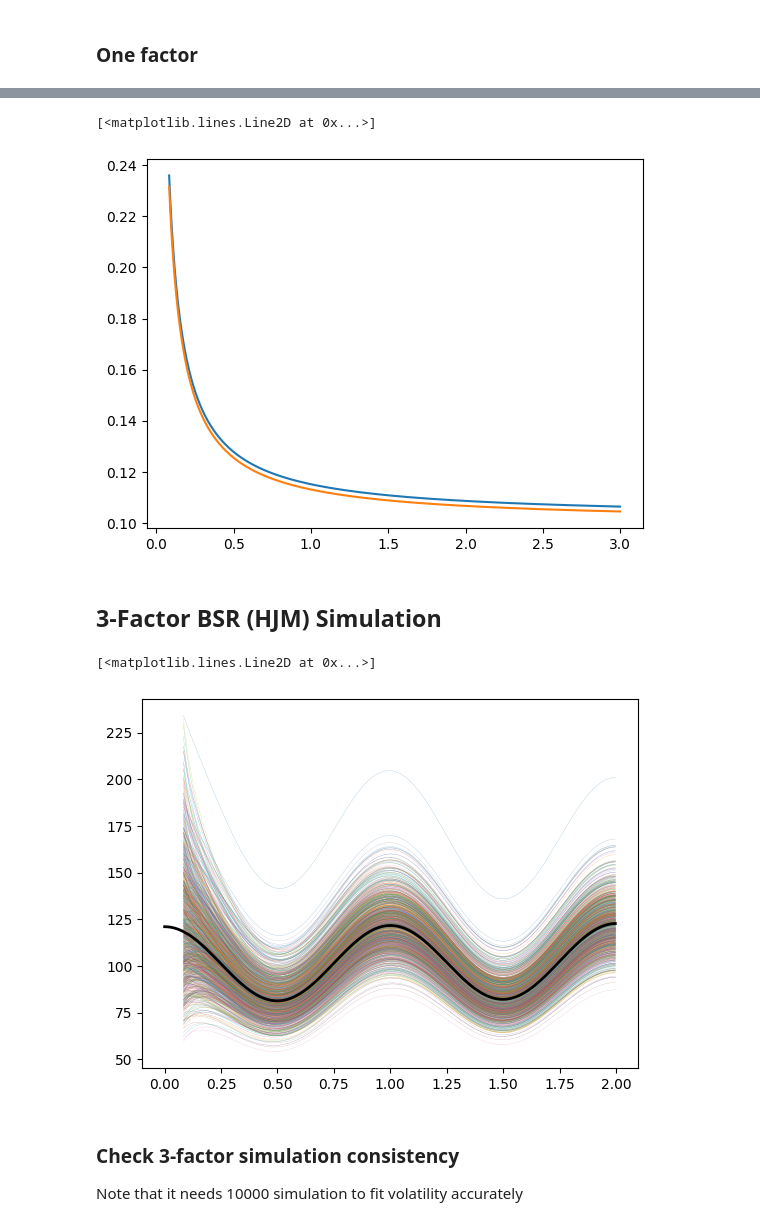
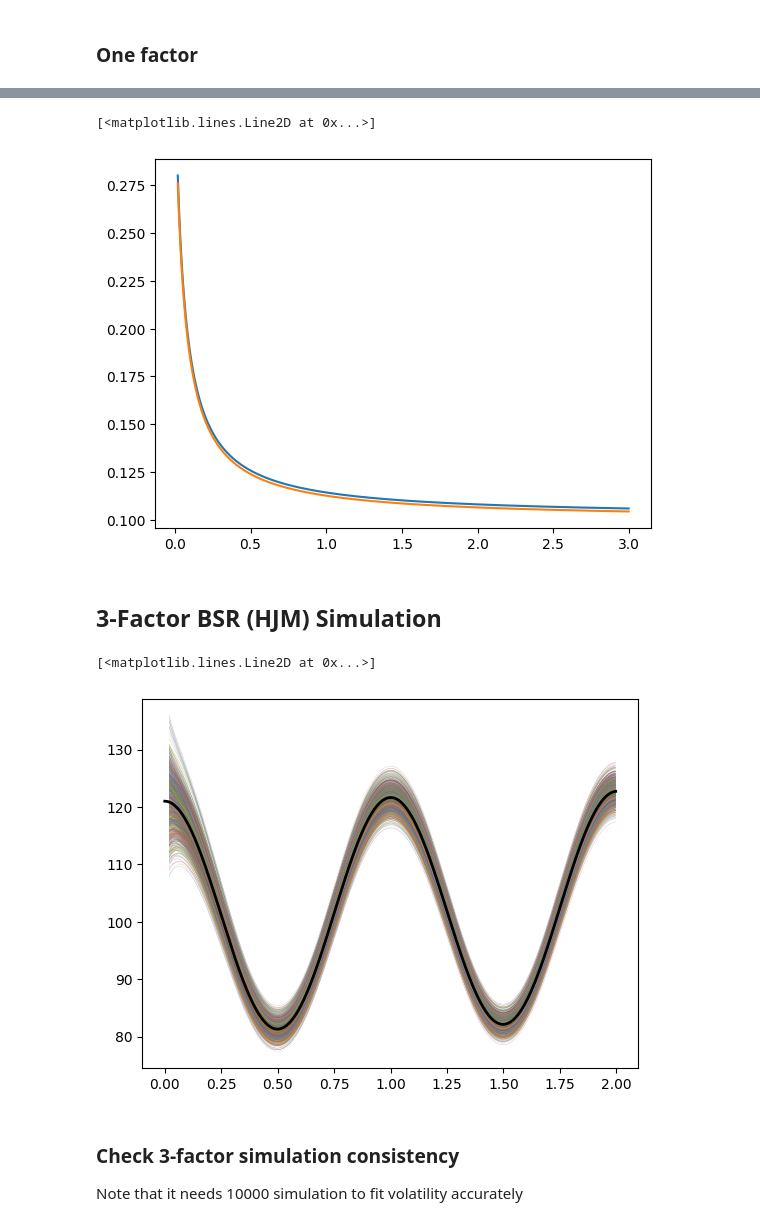
Before and after one commit to bmyksvoll/curves, a Jupyter notebook: bsr_simulation.ipynb, the cells around one changed output, grey strips where cells are left out. Saved outputs shown, nothing was run; the diff lists cells and outputs as text; code cells hidden in the pictures.

```diff
--- a/bsr_simulation.ipynb
+++ b/bsr_simulation.ipynb
@@ -83,11 +67,7 @@ plt.plot(times_t, vol_inst)
 
 t = 0
 T = 1
-tau =1/12
-
-a= 0.9
-b = 0.6
-c= 0.1
+tau =1/52
 
 vol = bsr_volatility.sigma_brs(t, tau, T, a,b,c)
 
@@ -110,16 +90,14 @@ SumVariance: 0.45932676828534064
 # %%
 # Parameters
 
+from math import sqrt
+
+
 n_sims = 1000  # Number of paths to simulate
 T = 3  # Total time in years
-dt = 1/365  # Daily time step
+dt = 1/365  # Daily time step for display
 #n_steps = int(T / dt)
-tau = 1/12
-
-
-b = 2/3/10
-a = 0.2*b
-c = 0.1
+tau = 1/52
 
 times = np.arange(0, T, dt)   # Time steps
 times_tau = np.arange(tau, T, dt)
@@ -130,10 +108,9 @@ w = np.random.randn(n_sims, 1)
 term_structure_initial = bsr_volatility.term_structure(times)
 term_structure_tau = bsr_volatility.term_structure(times_tau)
 
-#sigma = 0.3
 vol_tau = bsr_volatility.sigma_brs(t, tau, times_tau, a,b,c)
 
-z = np.exp(vol_tau * w - 0.5 * vol_tau**2*tau)
+z = np.exp(vol_tau * w * sqrt(tau)- 0.5 * vol_tau**2*tau)
 
 sim_curves = z *  term_structure_tau
 
@@ -149,12 +126,12 @@ plt.plot(times,term_structure_initial, color='black', lw=2, label='Term Structur
 # %%
 returns = np.log(z)
-std_return = np.std(returns, axis = 0)
+std_return = np.std(returns, axis = 0) *np.sqrt(1/tau)
 
 plt.plot(times_tau, std_return)
 plt.plot(times_tau, vol_tau)
 # %% [output]
 [<matplotlib.lines.Line2D at 0x...>]
-[figure, old version]
+[figure, new version]
 # %% [markdown]
 ## 3-Factor BSR (HJM) Simulation
 # %%
@@ -164,44 +141,39 @@ n_sims = 1000  # Number of paths to simulate
 T = 2  # Total time in years
 dt = 1/365  # Daily time step
 #n_steps = int(T / dt)
-tau = 1/12
-
-b = 2/3/10
-a = 0.2*b
-c = 0.1
+tau = 1/52
 
 times = np.arange(0, T, dt)   # Time steps
 times_tau = np.arange(tau, T, dt)
 
 vol_tau = bsr_volatility.sigma_brs(t, tau, times_tau, a,b,c)
 
 # Generate independent random samples
 w = np.random.randn(n_sims, 3)
 
-
 term_structure_initial = bsr_volatility.term_structure(times)  # initial term structure
-term_structure_tau = bsr_volatility.term_structure(times_tau)  # slice of initial term structure starting at tau.
+term_structure_tau = bsr_volatility.term_structure(times_tau)  # slice of initial term structure starting at
 
 f1 = bsr_volatility.sigma_factor1(t, tau, times_tau, a,b)
 f2 = bsr_volatility.sigma_factor2(t, tau, times_tau, a,b,c)
 f3 = bsr_volatility.sigma_factor3(t, tau, times_tau, c)
 
-z1 = np.exp(np.outer(w[:,0],f1) - 0.5 * f1**2*tau)
-z2 = np.exp(np.outer(w[:,1],f2) - 0.5 * f2**2*tau)
-z3 = np.exp(np.outer(w[:,2],f3) - 0.5 * f3**2*tau)
+z1 = np.exp(np.outer(w[:,0],f1) * np.sqrt(tau) - 0.5 * f1**2*tau)
+z2 = np.exp(np.outer(w[:,1],f2) * np.sqrt(tau) - 0.5 * f2**2*tau)
+z3 = np.exp(np.outer(w[:,2],f3) * np.sqrt(tau) - 0.5 * f3**2*tau)
 Z = z1*z2*z3
 
 sim_curves = Z *  term_structure_tau
 
 # Plot each row as a separate line
 for i, row in enumerate(sim_curves):
     plt.plot(times_tau,row, label=f'Row {i+1}', lw = 0.1)
 
 plt.plot(times,term_structure_initial, color='black', lw=2, label='Term Structure')
 #plt.plot(times,sigma_brs(t, t+dt, taus, a,b,c), color='black', lw=2, label='Term Structure')
 # %% [output]
 [<matplotlib.lines.Line2D at 0x...>]
-[figure, old version]
+[figure, new version]
 # %% [markdown]
 ### Check 3-factor simulation consistency
 Note that it needs 10000 simulation to fit volatility accurately
```
Also changed, not shown: parts of 14 cells of this notebook, 5 other files.
